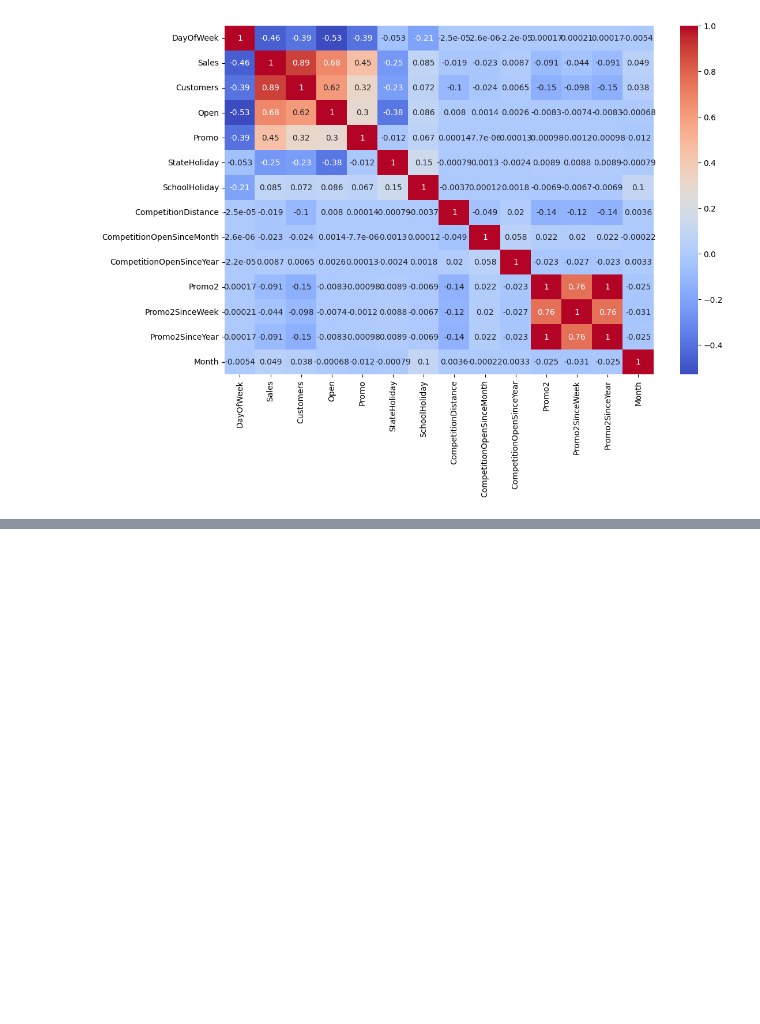
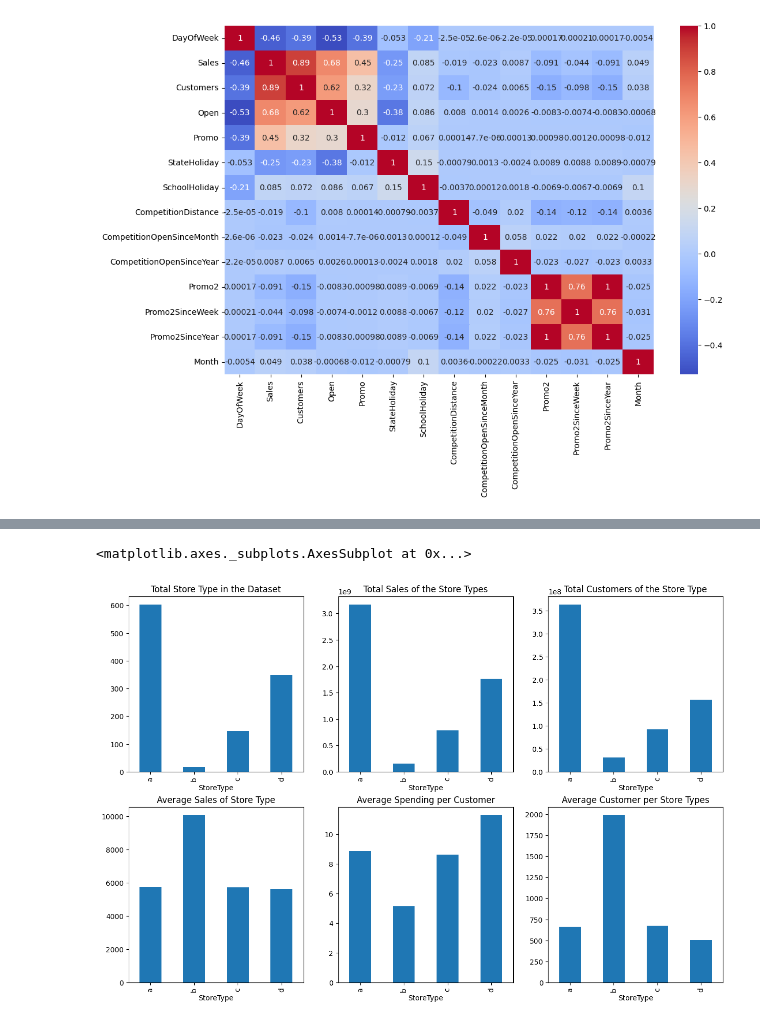
Before and after one commit to ambika1us/Retail_Sales_Prediction, a Jupyter notebook: Retail_Sales_Prediction.ipynb, the cells around one changed output, grey strips where cells are left out. Drawn from its saved outputs; the diff is of its cells as text; code cells hidden in the pictures; blank space fills up the shorter version.

```diff
--- a/Retail_Sales_Prediction.ipynb
+++ b/Retail_Sales_Prediction.ipynb
@@ -451,0 +479,12 @@ sns.heatmap(corr_df.corr(),cmap="coolwarm",annot=True)
+# %%
+df["Avg_Customer_Sales"]=df['Sales']/df['Customers']
+f,ax=plt.subplots(2,3,figsize=(15,10))
+store_df.groupby("StoreType")["Store"].count().plot(kind="bar",ax=ax[0,0],title="Total Store Type in the Dataset")
+df.groupby("StoreType")['Sales'].sum().plot(kind="bar",ax=ax[0,1],title="Total Sales of the Store Types")
+df.groupby("StoreType")['Customers'].sum().plot(kind="bar",ax=ax[0,2],title="Total Customers of the Store Type")
+df.groupby("StoreType")['Sales'].mean().plot(kind="bar",ax=ax[1,0],title="Average Sales of Store Type")
+df.groupby("StoreType")['Avg_Customer_Sales'].mean().plot(kind="bar",ax=ax[1,1],title="Average Spending per Customer")
+df.groupby("StoreType")['Customers'].mean().plot(kind="bar",ax=ax[1,2],title="Average Customer per Store Types")
+# %% [output]
+<matplotlib.axes._subplots.AxesSubplot at 0x...>
+[figure, added]
```
Also changed, not shown: parts of 7 cells of this notebook.
